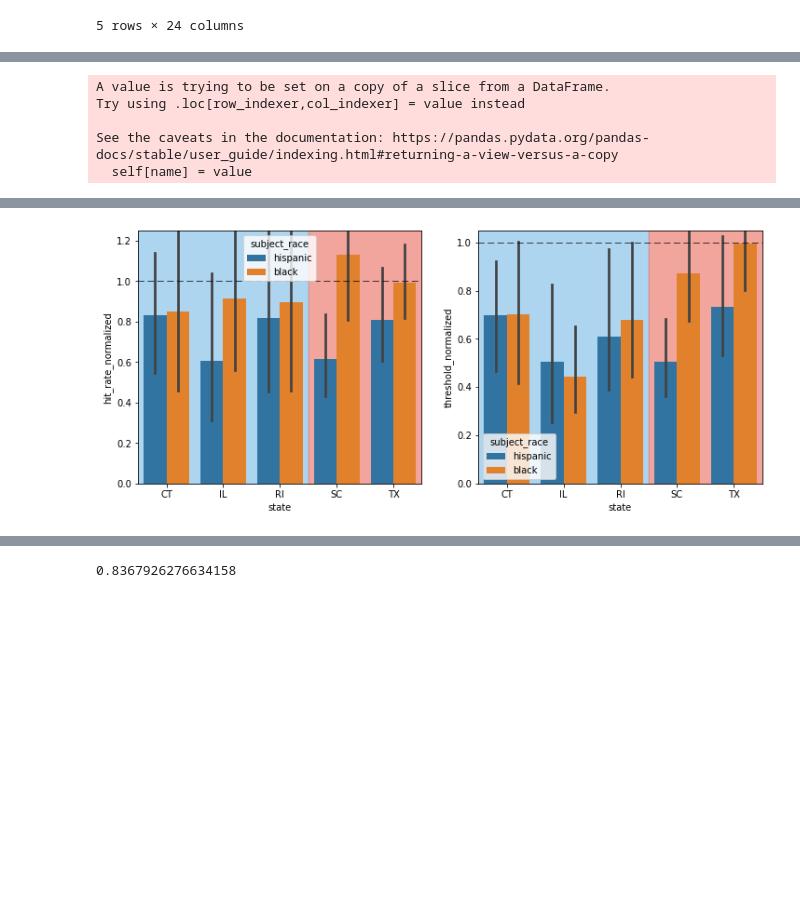
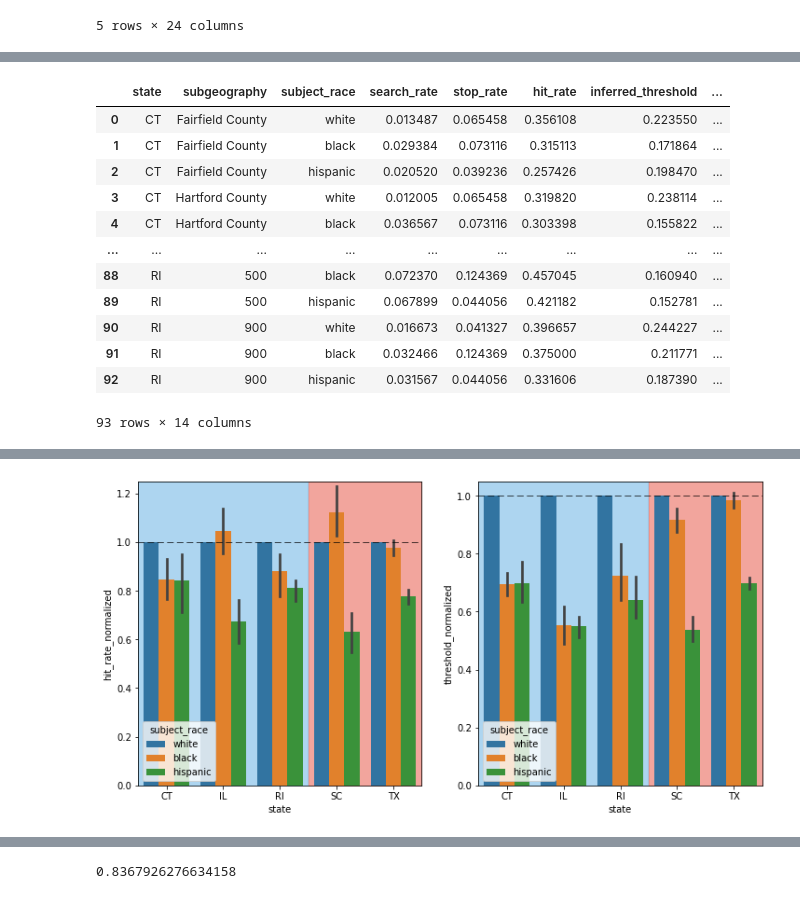
Before and after one commit to epfl-ada/ada-2020-project-milestone-p3-p3_halouma, a Jupyter notebook: p3_luis.ipynb, the cells around one changed output, grey strips where cells are left out. Drawn from its saved outputs; the diff is of its cells as text; code cells hidden in the pictures; blank space fills up the shorter version.

```diff
--- a/p3_luis.ipynb
+++ b/p3_luis.ipynb
@@ -71,0 +95,5 @@ a, b, a/b
+# %%
+# boxplots also give a good representation of distribution and shit
+fig, ax = plt.subplots(1,2, figsize = (10,5))
+sns.boxplot(data=full, y="hit_rate", x="subject_race", hue = 'party', ax = ax[0])
+sns.boxplot(data=full, y="inferred_threshold", x="subject_race", hue = 'party', ax = ax[1])
@@ -99,5 +283,0 @@ We ideally want all values by subject_race so we will manipulate the dataframe t
-# %%
-## pivot dataframes to organise them how we want
-df_blue_pivot = df_blue.pivot(index= ['state', 'subgeography'], columns = ['subject_race'])
-df_red_pivot = df_red.pivot(index= ['state', 'subgeography'], columns = ['subject_race'])
-df_blue_pivot.swaplevel(1,0, axis = 1).head()
@@ -127,0 +284,13 @@ df_means.head()
+# %%
+# fig, (ax1,ax2) = plt.subplots(2,1, figsize = (10,10))
+# sns.distplot(df_blue_pivot.swaplevel(1,0, axis = 1).black.hit_rate, label = 'black', ax = ax1)
+# sns.distplot(df_blue_pivot.swaplevel(1,0, axis = 1).white.hit_rate, label = 'white', ax=ax1 )
+# ax1.legend()
+# sns.distplot(df_blue_pivot.swaplevel(1,0, axis = 1).hispanic.hit_rate, label = 'blue', ax = ax2)
+# sns.distplot(df_red_pivot.swaplevel(1,0, axis = 1).hispanic.hit_rate, label = 'red', ax=ax2)
+blue = df_blue_pivot
+plot = sns.jointplot(x=blue.hit_rate.white, y=blue.hit_rate.black, data=blue,
+                  kind="reg", truncate=False,
+                  color="m", height=7)
+
+plot.ax_joint.plot([0.15,0.6], [0.1,0.6], 'b-', linewidth = 2)
@@ -186,7 +351,7 @@ def weighted_mean(x):
 # plot bar graphs by political orientation (blue/red) and by method (hit rate/threshold)
 def plot_bar(method, data, params):
     ylim, ax = params
-    sns.barplot(x = "state", y = method, hue = "subject_race", data = data, estimator = np.sum, ax = ax)
+    sns.barplot(x = "state", y = method, hue = "subject_race", data = data, estimator = np.mean, ax = ax)
     ax.set_ylim(ylim)
     ax.set_xlim([-0.5,4.5])
     ax.axhline(y=1, ls = (1, (10,5)), color = 'black', lw = 0.7)
@@ -201,26 +366,32 @@ def plot_bar(method, data, params):
 # data.groupby(['state','subject_race']).sum()
 # blue.set_index(['state','subject_race']).loc['CT','white']
 # blue
-full = pd.concat([blue,red])
+# full = pd.concat([blue,red])
 # full_normalized = add_normalized_rates(full)
 races = full.subject_race.unique()
 states = full.state.unique()
 
-temp =  get_weights(full.set_index(['state','subject_race']), states, races)
-data = add_normalized_rates(temp.reset_index())
+# temp =  get_weights(full.set_index(['state','subject_race']), states, races)
+# data = add_normalized_rates(temp.reset_index())
 # data = add_normalized_rates(full)
-parties = [blue_normalized,red_normalized]
 methods = ["hit_rate_normalized", "threshold_normalized"]
 ylim = [[0,1.25], [0,1.05]]
-fig, axs = plt.subplots(1,2,figsize=(12,5))
+fig, axs = plt.subplots(1,2,figsize=(12,6))
 for method in range(2):
     params = [ylim[method],axs[method]]
-    plot_bar(methods[method],data, params)
-
-data.groupby(['state','subject_race']).sum()
+    plot_bar(methods[method],full_normalized, params)
+blue
 # %% [output]
+|  | state | subgeography | subject_race | search_rate | stop_rate | hit_rate | inferred_threshold | ... |
+| 0 | CT | Fairfield County | white | 0.013487 | 0.065458 | 0.356108 | 0.223550 | ... |
+| 1 | CT | Fairfield County | black | 0.029384 | 0.073116 | 0.315113 | 0.171864 | ... |
+| 2 | CT | Fairfield County | hispanic | 0.020520 | 0.039236 | 0.257426 | 0.198470 | ... |
+| 3 | CT | Hartford County | white | 0.012005 | 0.065458 | 0.319820 | 0.238114 | ... |
+| 4 | CT | Hartford County | black | 0.036567 | 0.073116 | 0.303398 | 0.155822 | ... |
+| ... | ... | ... | ... | ... | ... | ... | ... | ... |
+| 88 | RI | 500 | black | 0.072370 | 0.124369 | 0.457045 | 0.160940 | ... |
+| 89 | RI | 500 | hispanic | 0.067899 | 0.044056 | 0.421182 | 0.152781 | ... |
+| 90 | RI | 900 | white | 0.016673 | 0.041327 | 0.396657 | 0.244227 | ... |
+| 91 | RI | 900 | black | 0.032466 | 0.124369 | 0.375000 | 0.211771 | ... |
+| 92 | RI | 900 | hispanic | 0.031567 | 0.044056 | 0.331606 | 0.187390 | ... |
-A value is trying to be set on a copy of a slice from a DataFrame.
-Try using .loc[row_indexer,col_indexer] = value instead
-
-See the caveats in the documentation: https://pandas.pydata.org/pandas-docs/stable/user_guide/indexing.html#returning-a-view-versus-a-copy
-  self[name] = value
+93 rows × 14 columns
@@ -239,4 +398,4 @@ See the caveats in the documentation: https://pandas.pydata.org/pandas-docs/stab
-[figure, old version]
+[figure, new version]
 # %%
 full = pd.concat([blue,red])
 # full_normalized = add_normalized_rates(full)
```
Also changed, not shown: parts of 52 cells of this notebook.
